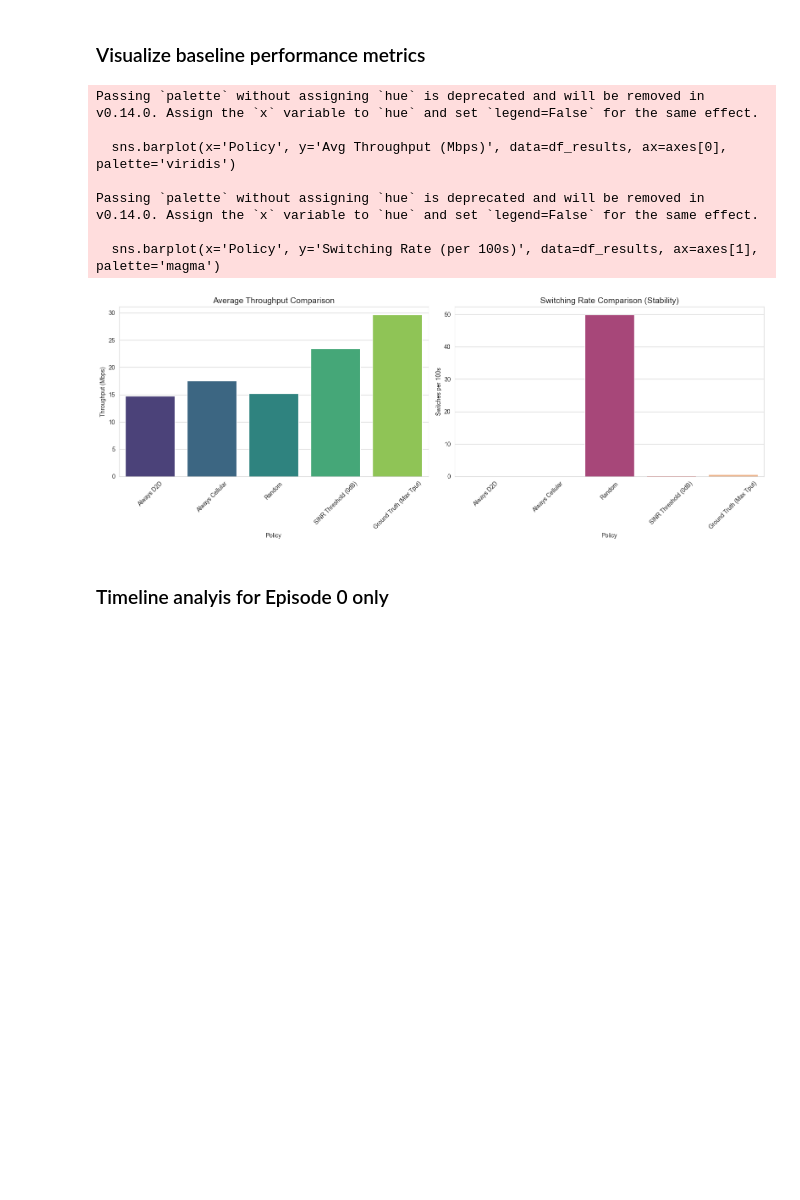
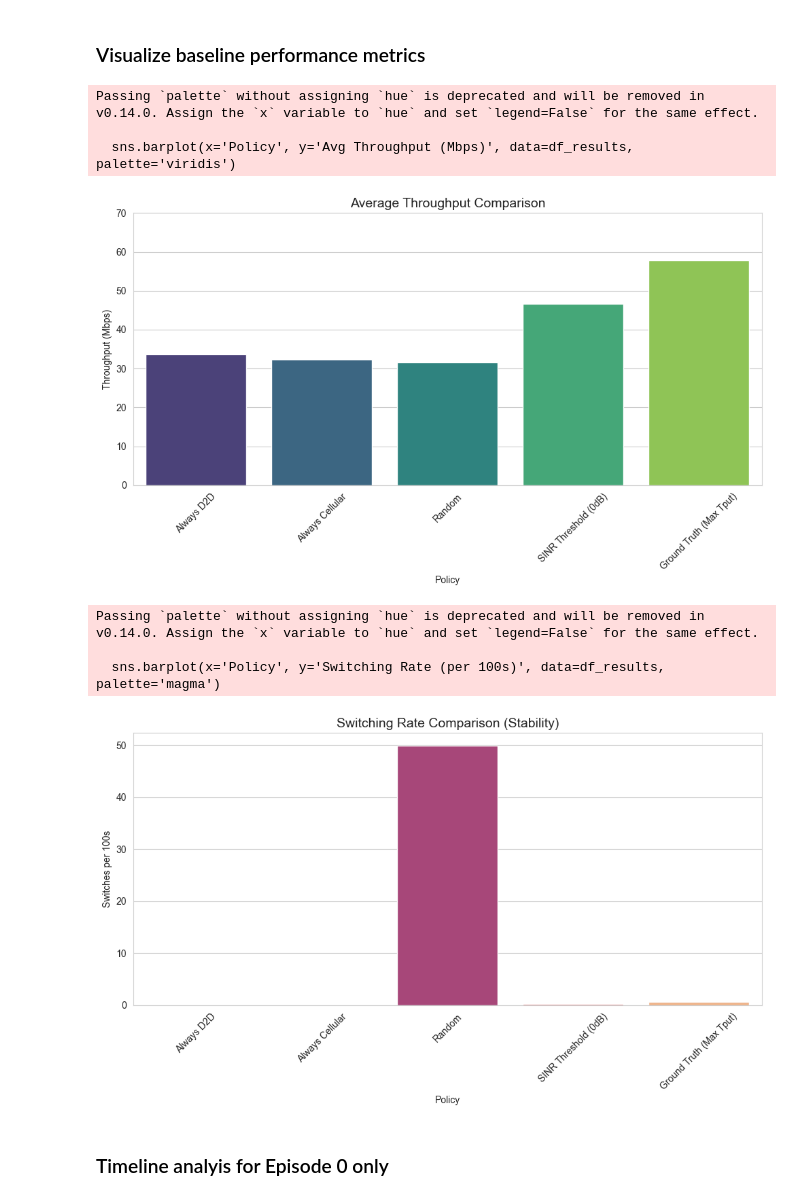
Before and after one commit to WarlockZul/FYP-Deep-Learning-D2D-Mode-Selection, a Jupyter notebook: notebooks/eda_baselines.ipynb, the cells around one changed output. Saved outputs shown, nothing was run; the diff lists cells and outputs as text; code cells hidden in the pictures; blank space fills up the shorter version.

Commit message:
Fixed and improved EDA notebook performances

```diff
--- a/notebooks/eda_baselines.ipynb
+++ b/notebooks/eda_baselines.ipynb
@@ -43,7 +44,7 @@ plt.rcParams['figure.figsize'] = (12, 6)
 ### Load baseline policies data
 # %%
 # Load the summary results
-summary_path = os.path.join('..', 'data', results_filename)
+summary_path = os.path.join('..', 'data', 'results', results_filename)
 
 if os.path.exists(summary_path):
     df_results = pd.read_csv(summary_path)
@@ -63,32 +64,37 @@ Loaded Baseline Results:
 ### Visualize baseline performance metrics
 # %%
 if os.path.exists(summary_path):
-    # Create side-by-side subplots
-    fig, axes = plt.subplots(1, 2, figsize=(16, 6))
 
-    # Plot 1: Average Throughput (The "Performance" Metric)
-    sns.barplot(x='Policy', y='Avg Throughput (Mbps)', data=df_results, ax=axes[0], palette='viridis')
-    axes[0].set_title('Average Throughput Comparison', fontsize=14)
-    axes[0].set_ylabel('Throughput (Mbps)')
-    axes[0].tick_params(axis='x', rotation=45) # Rotate labels to fit
+    # Plot 1: Average Throughput
+    plt.figure(figsize=(10, 6))
+    sns.barplot(x='Policy', y='Avg Throughput (Mbps)', data=df_results, palette='viridis')
+    plt.title('Average Throughput Comparison', fontsize=14)
+    plt.ylabel('Throughput (Mbps)')
+    plt.xticks(rotation=45) # Rotate labels to fit
 
-    # Plot 2: Switching Rate (The "Cost" Metric)
-    sns.barplot(x='Policy', y='Switching Rate (per 100s)', data=df_results, ax=axes[1], palette='magma')
-    axes[1].set_title('Switching Rate Comparison (Stability)', fontsize=14)
-    axes[1].set_ylabel('Switches per 100s')
-    axes[1].tick_params(axis='x', rotation=45)
+    # Apply the constant upper limit of 60 Mbps
+    plt.ylim(0, 70)
+    plt.tight_layout()
+    plt.show()
+
+    # Plot 2: Switching Rate
+    plt.figure(figsize=(10, 6))
+    sns.barplot(x='Policy', y='Switching Rate (per 100s)', data=df_results, palette='magma')
+    plt.title('Switching Rate Comparison (Stability)', fontsize=14)
+    plt.ylabel('Switches per 100s')
+    plt.xticks(rotation=45)
 
     plt.tight_layout()
     plt.show()
 # %% [output]
 Passing `palette` without assigning `hue` is deprecated and will be removed in v0.14.0. Assign the `x` variable to `hue` and set `legend=False` for the same effect.
 
-  sns.barplot(x='Policy', y='Avg Throughput (Mbps)', data=df_results, ax=axes[0], palette='viridis')
-
-Passing `palette` without assigning `hue` is deprecated and will be removed in v0.14.0. Assign the `x` variable to `hue` and set `legend=False` for the same effect.
-
-  sns.barplot(x='Policy', y='Switching Rate (per 100s)', data=df_results, ax=axes[1], palette='magma')
+  sns.barplot(x='Policy', y='Avg Throughput (Mbps)', data=df_results, palette='viridis')
-[figure, old version]
+[figure, new version]
+Passing `palette` without assigning `hue` is deprecated and will be removed in v0.14.0. Assign the `x` variable to `hue` and set `legend=False` for the same effect.
+
+  sns.barplot(x='Policy', y='Switching Rate (per 100s)', data=df_results, palette='magma')
+[figure, added]
 # %% [markdown]
 ### Timeline analyis for Episode 0 only
 # %%
```
Also changed, not shown: parts of 3 cells of this notebook, 1 other file.
